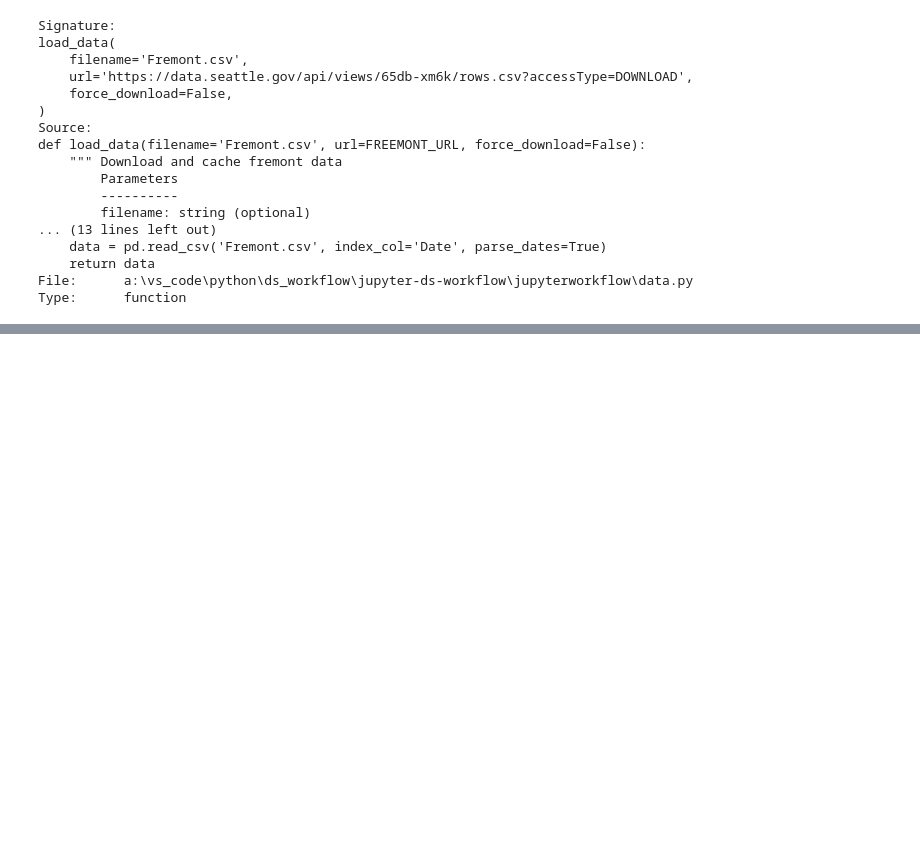
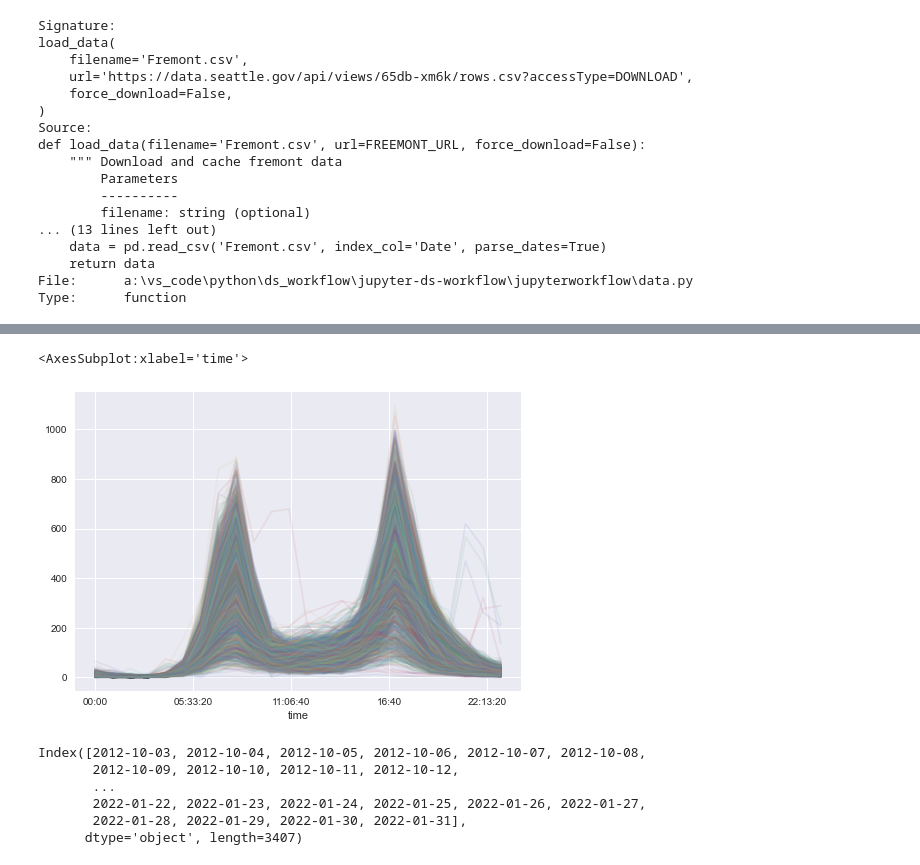
Before and after one commit to VishnuPrabhas/Jupyter-DS-WorkFLow, a Jupyter notebook: ds_workflow.ipynb, the cells around one changed output, grey strips where cells are left out. Drawn from its saved outputs; the diff is of its cells as text; code cells hidden in the pictures; blank space fills up the shorter version.

```diff
--- a/ds_workflow.ipynb
+++ b/ds_workflow.ipynb
@@ -114,0 +173,14 @@ Type:      function
+# %%
+pivoted.T[labels == 1].T.plot(legend=False, alpha=0.1)
+# %% [output]
+<AxesSubplot:xlabel='time'>
+[figure, added]
+# %%
+pivoted.columns
+# %% [output]
+Index([2012-10-03, 2012-10-04, 2012-10-05, 2012-10-06, 2012-10-07, 2012-10-08,
+       2012-10-09, 2012-10-10, 2012-10-11, 2012-10-12,
+       ...
+       2022-01-22, 2022-01-23, 2022-01-24, 2022-01-25, 2022-01-26, 2022-01-27,
+       2022-01-28, 2022-01-29, 2022-01-30, 2022-01-31],
+      dtype='object', length=3407)
```
Also changed, not shown: parts of 16 cells of this notebook.
